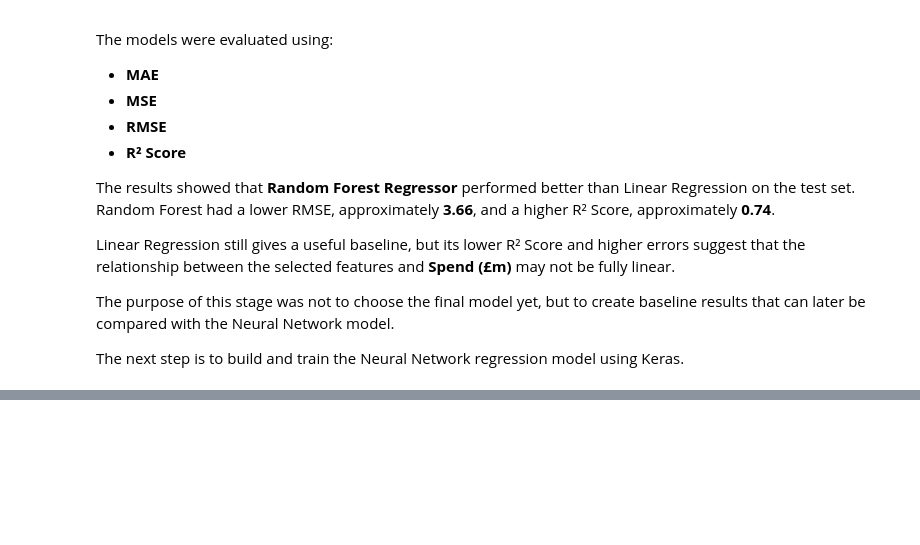
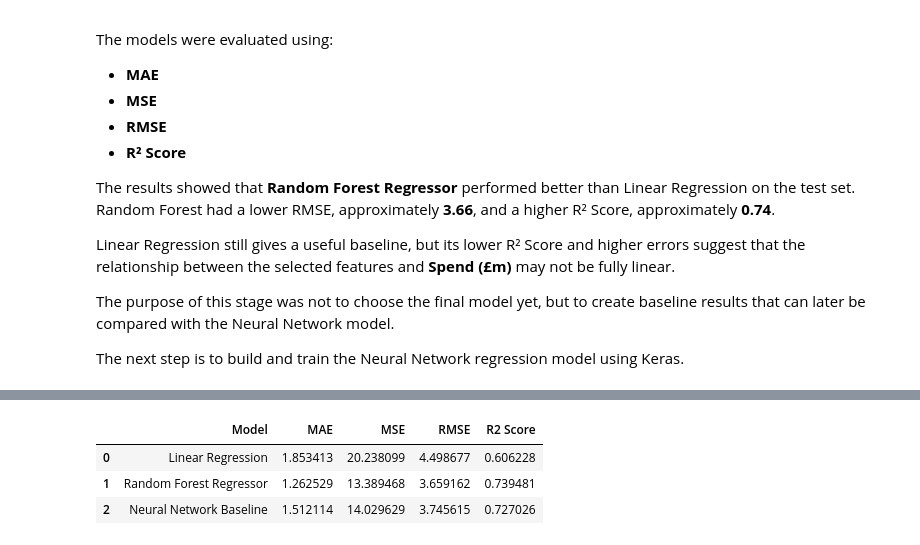
Before and after one commit to ThiagoGoncos/CCT-machine-learning-neural-network-sentiment-analysis, a Jupyter notebook: ThiagoGoncalves_ML_CA2.ipynb, the cells around one changed output, grey strips where cells are left out. Cells and saved outputs as stored; diff of their text form; code cells hidden in the pictures; blank space fills up the shorter version.

```diff
--- a/ThiagoGoncalves_ML_CA2.ipynb
+++ b/ThiagoGoncalves_ML_CA2.ipynb
@@ -1887,0 +1944,7 @@ The next step is to build and train the Neural Network regression model using Ke
+# %%
+# Compile the Neural Network model
+nn_model.compile(
+    optimizer="adam",
+    loss="mean_squared_error",
+    metrics=["mae"]
+)
@@ -1887,0 +1986,10 @@ The next step is to build and train the Neural Network regression model using Ke
+# %%
+# Train the Neural Network model
+nn_history = nn_model.fit(
+    X_train_scaled,
+    y_train,
+    epochs=50,
+    batch_size=32,
+    validation_split=0.2,
+    verbose=1
+)
@@ -1887,0 +2026,6 @@ The next step is to build and train the Neural Network regression model using Ke
+# %%
+# Make predictions on the scaled test set
+nn_predictions = nn_model.predict(X_test_scaled)
+
+# Convert predictions to a 1D array
+nn_predictions = nn_predictions.flatten()
@@ -1887,0 +2044,9 @@ The next step is to build and train the Neural Network regression model using Ke
+# %%
+# Evaluate the Neural Network model
+nn_results = evaluate_regression_model(
+    "Neural Network Baseline",
+    y_test,
+    nn_predictions
+)
+
+nn_results
@@ -1887,0 +2071,14 @@ The next step is to build and train the Neural Network regression model using Ke
+# %%
+# Add Neural Network results to the baseline results DataFrame
+all_model_results = pd.concat(
+    [baseline_results, pd.DataFrame([nn_results])],
+    ignore_index=True
+)
+
+# Display all model results
+all_model_results
+# %% [output]
+|  | Model | MAE | MSE | RMSE | R2 Score |
+| 0 | Linear Regression | 1.853413 | 20.238099 | 4.498677 | 0.606228 |
+| 1 | Random Forest Regressor | 1.262529 | 13.389468 | 3.659162 | 0.739481 |
+| 2 | Neural Network Baseline | 1.512114 | 14.029629 | 3.745615 | 0.727026 |
```
Also changed, not shown: parts of 33 cells of this notebook.
